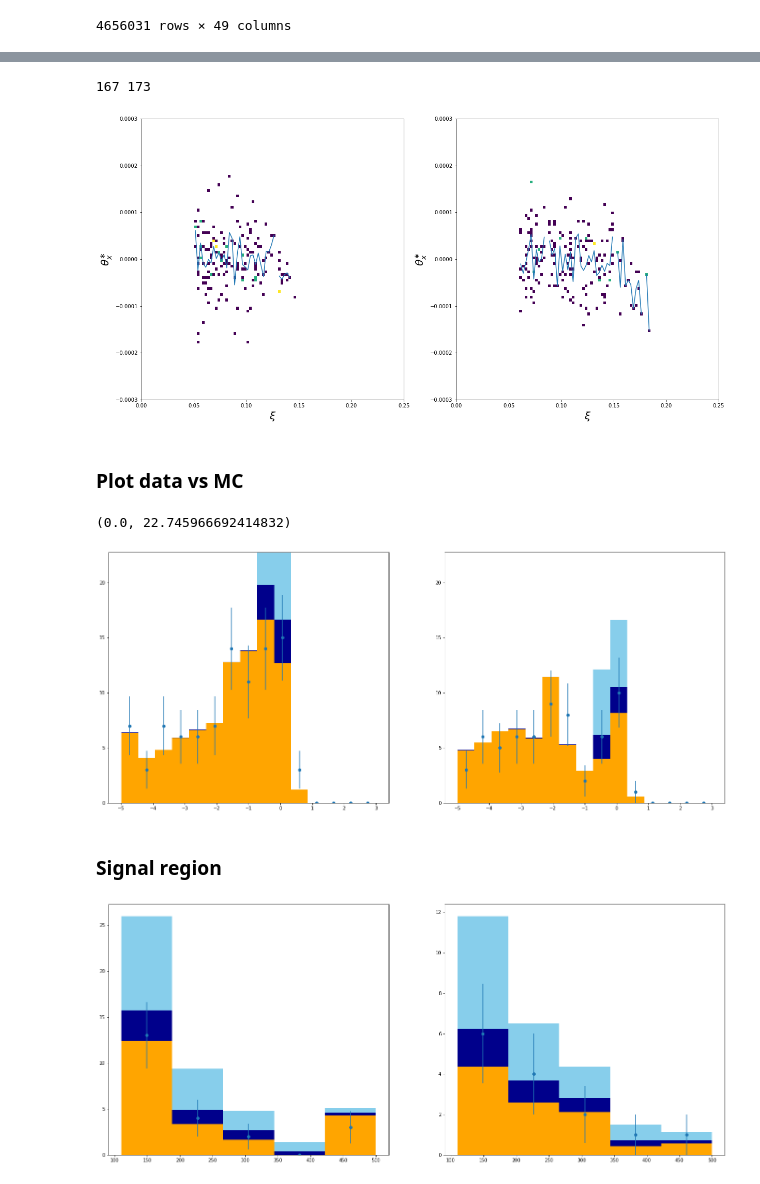
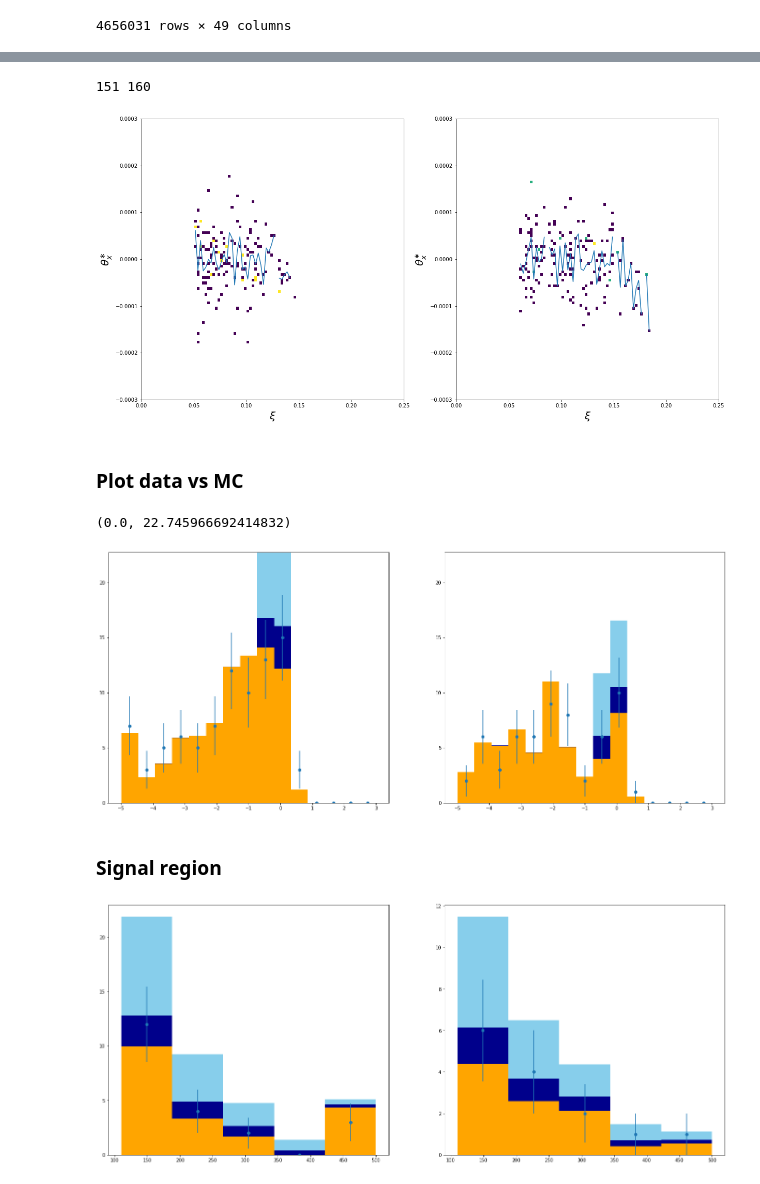
Before and after one commit to antoniovilela/pps-dilepton-analysis-notebook, a Jupyter notebook: Data-MC.ipynb, the cells around one changed output, grey strips where cells are left out. Cells and saved outputs as stored; diff of their text form; code cells hidden in the pictures.

```diff
--- a/Data-MC.ipynb
+++ b/Data-MC.ipynb
@@ -49,7 +59,7 @@ run_random_experiments = False
 ### Event selection
 # %%
 def select_events( df ):
-    msk_evts_ = ( df["InvMass"] >= 110. ) & ( df["Acopl"] <= 0.009 ) & ( df["ExtraPfCands"] <= 1 )
+    msk_evts_ = ( ( df["Muon0Pt"] >= 50. ) & ( df["Muon1Pt"] >= 50. ) & ( df["InvMass"] >= 110. ) & ( df["Acopl"] <= 0.009 ) & ( df["ExtraPfCands"] <= 1 ) )
     df = df.loc[ msk_evts_ ]
     msk1_ = ( ( df["Arm"] == 0 ) & ( df.loc[ :, "Xi"] >= 0.050 ) )
     msk2_ = ( ( df["Arm"] == 1 ) & ( df.loc[ :, "Xi"] >= 0.060 ) )
@@ -822,8 +832,8 @@ if proton_selection == "MultiRP":
     axes[1].set_xlabel( r"$\xi$", fontsize=20 )
     axes[1].set_ylabel( r"$\theta_x^{\ast}$", fontsize=20 )
 # %% [output]
-167 173
+151 160
-[figure, old version]
+[figure, new version]
 # %% [markdown]
 ### Plot data vs MC
 # %%
@@ -833,7 +843,7 @@ for label_ in df_signals_protons_multiRP_index:
 df_bkg[ "xi_ratio" ] = ( 1. - df_bkg[ "Xi" ] / df_bkg[ "XiMuMu" ] )
 df_data[ "xi_ratio" ] = ( 1. - df_data[ "Xi" ] / df_data[ "XiMuMu" ] )
 # %%
-def plot_data_mc( var, hist_bins, hist_range, df_data, df_mc_list, weights_mc_list, fig=None, ax=None ):
+def plot_data_mc( var, hist_bins, hist_range, df_data, df_mc_list, weights_mc_list, labels_mc, fig=None, ax=None ):
     if fig is None: fig = plt.figure( figsize=(12,10) )
     color=[ 'orange', 'darkblue', 'skyblue', 'lightblue' ]
     mc_data_var = [ df[ var ] for df in df_mc_list ]
@@ -843,13 +853,13 @@ def plot_data_mc( var, hist_bins, hist_range, df_data, df_mc_list, weights_mc_li
     ax_.hist(
         mc_data_var,
         color=color,
-        weights=weights_mc_list,
+        weights=weights_mc_list, label=labels_mc,
         stacked=True, bins=hist_bins, range=hist_range )
 
     counts, bin_edges = np.histogram( df_data[ var ], bins=hist_bins, range=hist_range )
     errors = np.sqrt( counts )
     bin_centres = ( bin_edges[:-1] + bin_edges[1:] ) / 2.
-    ax_.errorbar(bin_centres, counts, yerr=errors, fmt='o')
+    ax_.errorbar(bin_centres, counts, yerr=errors, fmt='o', label='Data')
 
     return ( fig, ax_ )
 # %%
@@ -879,6 +889,7 @@ weights_mc_list = [
     df_bkg["norm"],
     ( df_signals_protons_multiRP_index[ 'GGToMuMu_Pt-25_Inel-El' ]["norm"] * df_signals_protons_multiRP_index[ 'GGToMuMu_Pt-25_Inel-El' ]["eff_proton_all"] ),
     ( df_signals_protons_multiRP_index[ 'GGToMuMu_Pt-25_Elastic' ]["norm"] * df_signals_protons_multiRP_index[ 'GGToMuMu_Pt-25_Elastic' ]["eff_proton_all"] ) ]
+labels_mc = [ "Background", "Single-dissociative", "Elastic"]
 
 df_mc_list_1 = []
 df_mc_list_2 = []
@@ -907,36 +918,36 @@ for idx_ in range( len( df_mc_list ) ):
 fig, axes = plt.subplots( 1, 2, figsize=(24,10) )
 
 var_ = "xi_ratio"
 hist_bins_ = 15
 hist_range_ = (-5.,3.)
 
 counts_1, _ = np.histogram( df_data_1[ var_ ], bins=hist_bins_, range=hist_range_ )
 counts_2, _ = np.histogram( df_data_2[ var_ ], bins=hist_bins_, range=hist_range_ )
 errors_1 = np.sqrt( counts_1 )
 errors_2 = np.sqrt( counts_2 )
 idx_ymax_ = np.argmax( np.concatenate( [counts_1, counts_2] ) )
 y_max = np.concatenate( [counts_1, counts_2] )[idx_ymax_]
 y_max += np.max( [ 2*np.concatenate( [errors_1, errors_2] )[idx_ymax_], 0.20*y_max ] )
 
 fig_, ax_ = plot_data_mc( var_, hist_bins=hist_bins_, hist_range=hist_range_,
                           df_data=df_data_1,
                           df_mc_list=df_mc_list_1,
-                          weights_mc_list=weights_mc_list_1,
+                          weights_mc_list=weights_mc_list_1, labels_mc=labels_mc,
                           fig=fig, ax=axes[0]
                           )
 fig_, ax_ = plot_data_mc( var_, hist_bins=hist_bins_, hist_range=hist_range_,
                           df_data=df_data_2,
                           df_mc_list=df_mc_list_2,
-                          weights_mc_list=weights_mc_list_2,
+                          weights_mc_list=weights_mc_list_2, labels_mc=labels_mc,
                           fig=fig, ax=axes[1]
                           )
 axes[0].set_ylim( bottom=0., top=y_max )
 axes[1].set_ylim( bottom=0., top=y_max )
 # axes[0].set_yscale('log')
 # axes[1].set_yscale('log')
 # %% [output]
 (0.0, 22.745966692414832)
-[figure, old version]
+[figure, new version]
 # %% [markdown]
 ### Signal region
 # %%
@@ -993,4 +1004,4 @@ fig_, ax_ = plot_data_mc( var_, hist_bins=hist_bins_, hist_range=hist_range_,
                           fig=fig, ax=axes[1]
                           )
 # %% [output]
-[figure, old version]
+[figure, new version]
```
Also changed, not shown: parts of 9 cells of this notebook, 2 other files.
